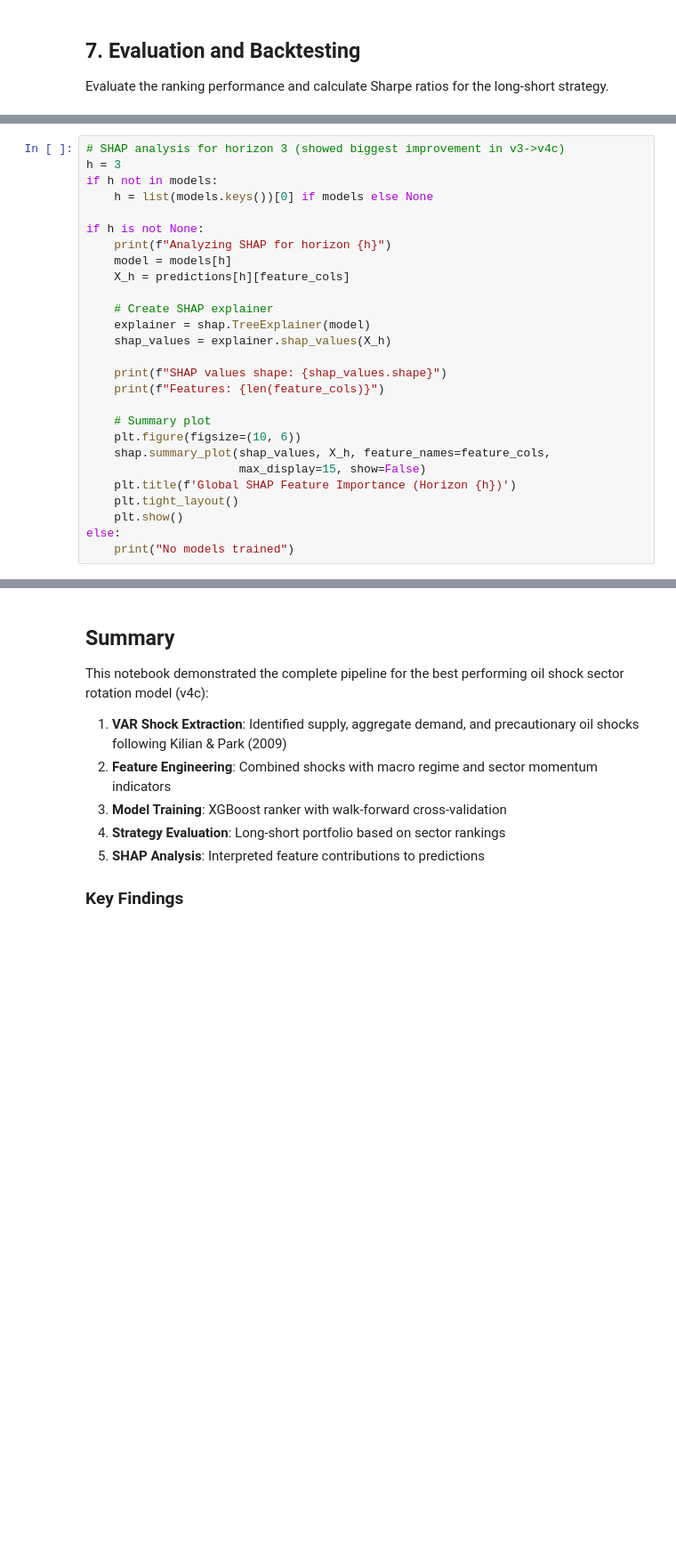
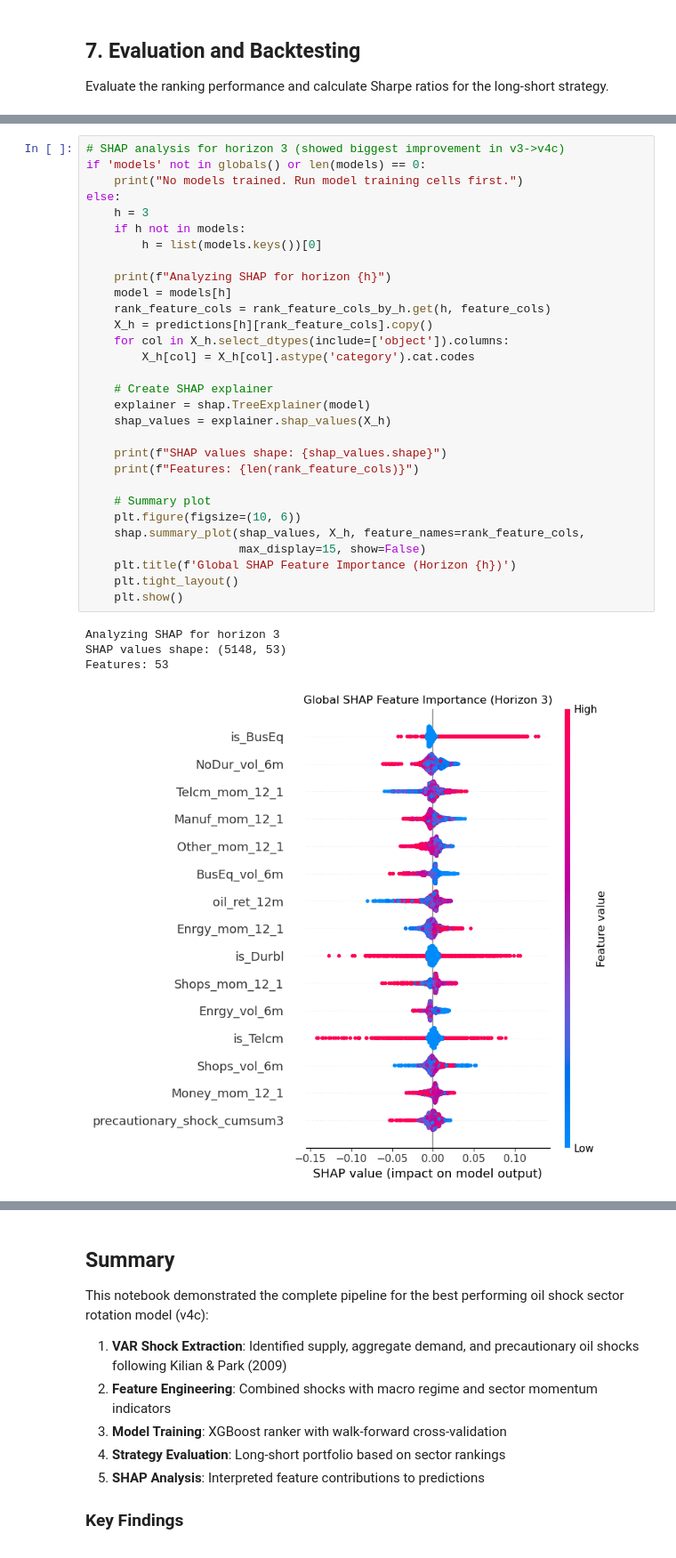
Before and after one commit to catma12/fintech-project-1, a Jupyter notebook: notebooks/best_model_v4c.ipynb, the cells around one changed output, grey strips where cells are left out. Shown at 89% size. Drawn from its saved outputs; the diff is of its cells as text; blank space fills up the shorter version.

Commit message:
Add report 2.0 model update

```diff
--- a/notebooks/best_model_v4c.ipynb
+++ b/notebooks/best_model_v4c.ipynb
@@ -440,31 +2818,39 @@ if summary:
 Use SHAP to understand which features drive the model's predictions.
 # %%
 # SHAP analysis for horizon 3 (showed biggest improvement in v3->v4c)
-h = 3
-if h not in models:
-    h = list(models.keys())[0] if models else None
+if 'models' not in globals() or len(models) == 0:
+    print("No models trained. Run model training cells first.")
+else:
+    h = 3
+    if h not in models:
+        h = list(models.keys())[0]
 
-if h is not None:
     print(f"Analyzing SHAP for horizon {h}")
     model = models[h]
-    X_h = predictions[h][feature_cols]
+    rank_feature_cols = rank_feature_cols_by_h.get(h, feature_cols)
+    X_h = predictions[h][rank_feature_cols].copy()
+    for col in X_h.select_dtypes(include=['object']).columns:
+        X_h[col] = X_h[col].astype('category').cat.codes
 
     # Create SHAP explainer
     explainer = shap.TreeExplainer(model)
     shap_values = explainer.shap_values(X_h)
 
     print(f"SHAP values shape: {shap_values.shape}")
-    print(f"Features: {len(feature_cols)}")
+    print(f"Features: {len(rank_feature_cols)}")
 
     # Summary plot
     plt.figure(figsize=(10, 6))
-    shap.summary_plot(shap_values, X_h, feature_names=feature_cols,
+    shap.summary_plot(shap_values, X_h, feature_names=rank_feature_cols,
                       max_display=15, show=False)
     plt.title(f'Global SHAP Feature Importance (Horizon {h})')
     plt.tight_layout()
     plt.show()
-else:
-    print("No models trained")
+# %% [output]
+Analyzing SHAP for horizon 3
+SHAP values shape: (5148, 53)
+Features: 53
+[figure, added]
 # %%
 # Feature importance from model if available
 if h is not None and hasattr(models[h], 'feature_importances_'):
```
Also changed, not shown: parts of 40 cells of this notebook, 5 other files.
